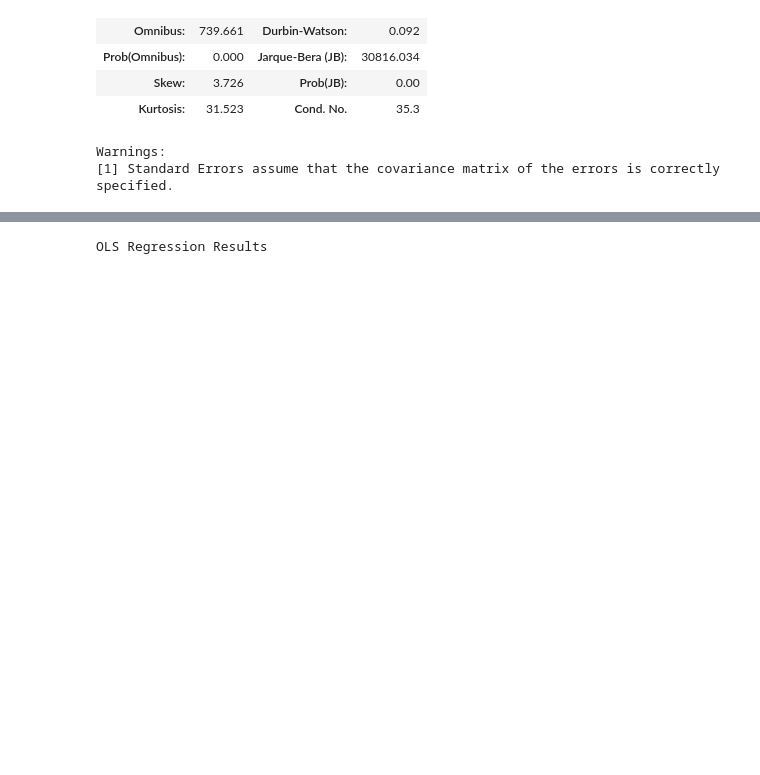
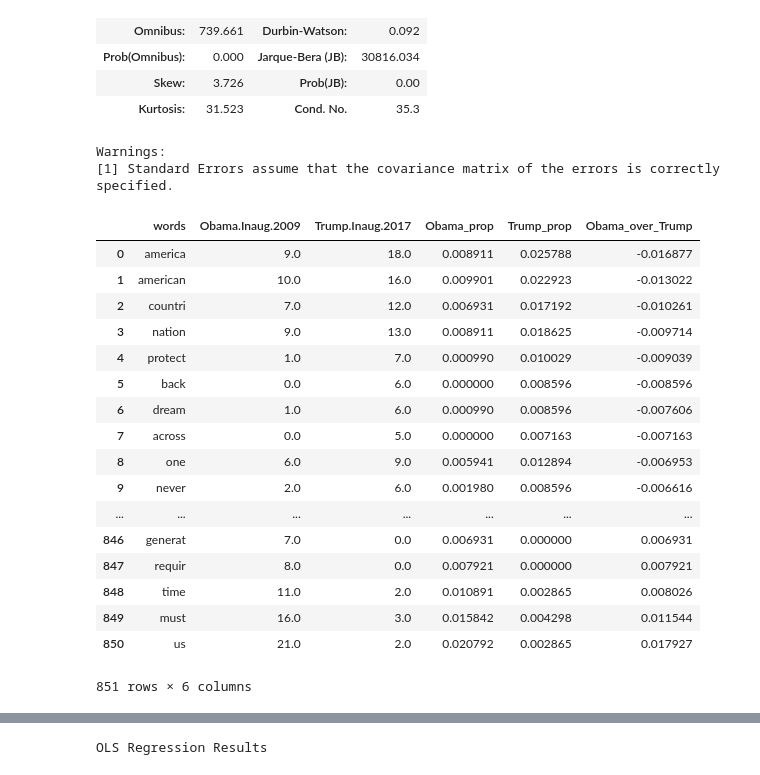
Before and after one commit to melsyt/QMSS-adv-analytic-techniques, a Jupyter notebook: Class5 - Comparing texts.ipynb, the cells around one changed output, grey strips where cells are left out. Cells and saved outputs as stored; diff of their text form; code cells hidden in the pictures; blank space fills up the shorter version.

```diff
--- a/Class5 - Comparing texts.ipynb
+++ b/Class5 - Comparing texts.ipynb
@@ -236,6 +235,27 @@ OLS Regression Results
 | Kurtosis: | 31.523 | Cond. No. | 35.3 |
 Warnings:
 [1] Standard Errors assume that the covariance matrix of the errors is correctly specified.
+# %%
+dtm_T
+# %% [output]
+|  | words | Obama.Inaug.2009 | Trump.Inaug.2017 | Obama_prop | Trump_prop | Obama_over_Trump |
+| 0 | america | 9.0 | 18.0 | 0.008911 | 0.025788 | -0.016877 |
+| 1 | american | 10.0 | 16.0 | 0.009901 | 0.022923 | -0.013022 |
+| 2 | countri | 7.0 | 12.0 | 0.006931 | 0.017192 | -0.010261 |
+| 3 | nation | 9.0 | 13.0 | 0.008911 | 0.018625 | -0.009714 |
+| 4 | protect | 1.0 | 7.0 | 0.000990 | 0.010029 | -0.009039 |
+| 5 | back | 0.0 | 6.0 | 0.000000 | 0.008596 | -0.008596 |
+| 6 | dream | 1.0 | 6.0 | 0.000990 | 0.008596 | -0.007606 |
+| 7 | across | 0.0 | 5.0 | 0.000000 | 0.007163 | -0.007163 |
+| 8 | one | 6.0 | 9.0 | 0.005941 | 0.012894 | -0.006953 |
+| 9 | never | 2.0 | 6.0 | 0.001980 | 0.008596 | -0.006616 |
+| ... | ... | ... | ... | ... | ... | ... |
+| 846 | generat | 7.0 | 0.0 | 0.006931 | 0.000000 | 0.006931 |
+| 847 | requir | 8.0 | 0.0 | 0.007921 | 0.000000 | 0.007921 |
+| 848 | time | 11.0 | 2.0 | 0.010891 | 0.002865 | 0.008026 |
+| 849 | must | 16.0 | 3.0 | 0.015842 | 0.004298 | 0.011544 |
+| 850 | us | 21.0 | 2.0 | 0.020792 | 0.002865 | 0.017927 |
+851 rows × 6 columns
 # %%
 m2a = OLS.from_formula('Trump_prop ~ Obama_prop', data=dtm_T).fit()
 m2a.summary()
```
Also changed, not shown: parts of 14 cells of this notebook, 9 other files.
